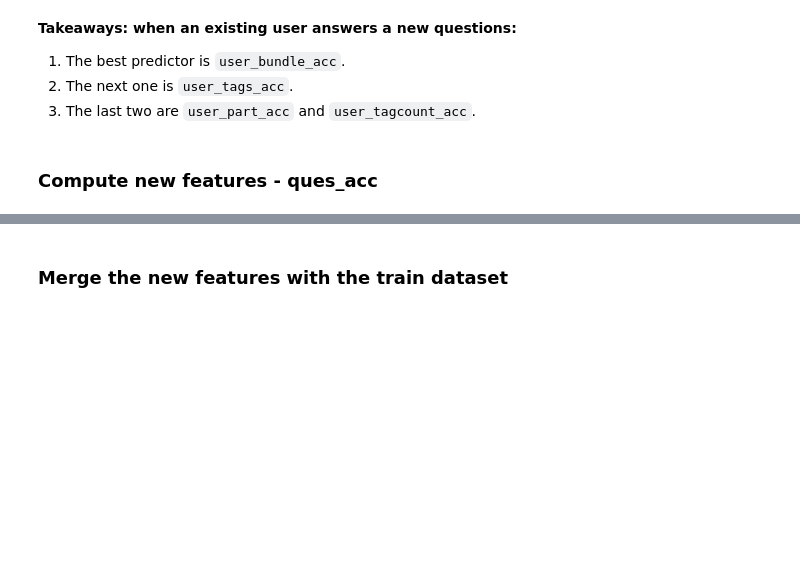
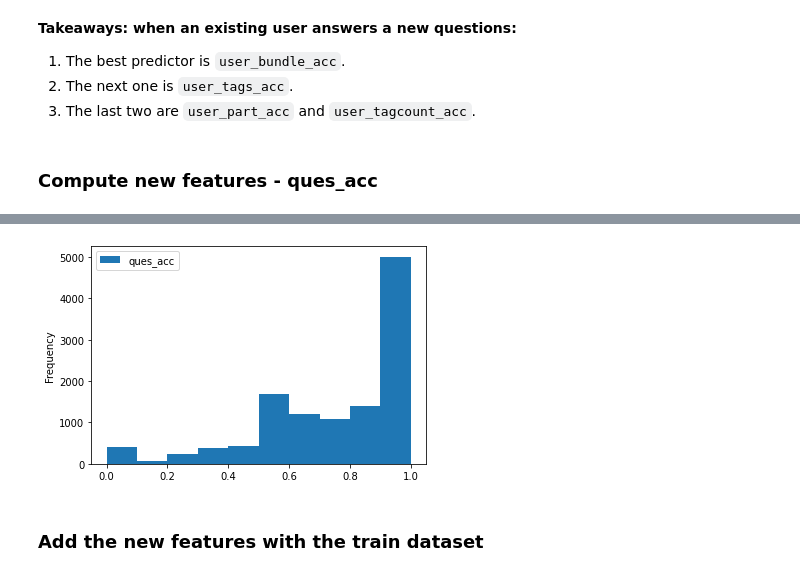
Before and after one commit to Yongliang-Shi/riiid_answer_correctness_prediction, a Jupyter notebook: explore_user_history_in_test_dataset.ipynb, the cells around one changed output, grey strips where cells are left out. Drawn from its saved outputs; the diff is of its cells as text; code cells hidden in the pictures; blank space fills up the shorter version.

```diff
--- a/explore_user_history_in_test_dataset.ipynb
+++ b/explore_user_history_in_test_dataset.ipynb
@@ -456,0 +449,9 @@ ques_acc = df.groupby()
+# %%
+# Compute the overall accuracy for each question
+question_accuracy = df.groupby('content_id').answered_correctly.mean().round(2).to_frame()
+
+# Rename the column name
+question_accuracy.rename(columns={'answered_correctly': 'ques_acc'}, inplace=True)
+
+# Print 5 random sample of the dataframe
+question_accuracy.sample(5)
@@ -457,5 +466,11 @@ ques_acc = df.groupby()
+# %%
+# Plot the distribution of ques_acc
+question_accuracy.plot.hist()
+plt.show()
+# %% [output]
+[figure, added]
 # %% [markdown]
-### Merge the new features with the train dataset
+### Add the new features with the train dataset
 # %%
 # Concat the user_ques_acc to the df
 df = df.merge(user_question_accuracy, how='left',
```
Also changed, not shown: parts of 5 cells of this notebook.
